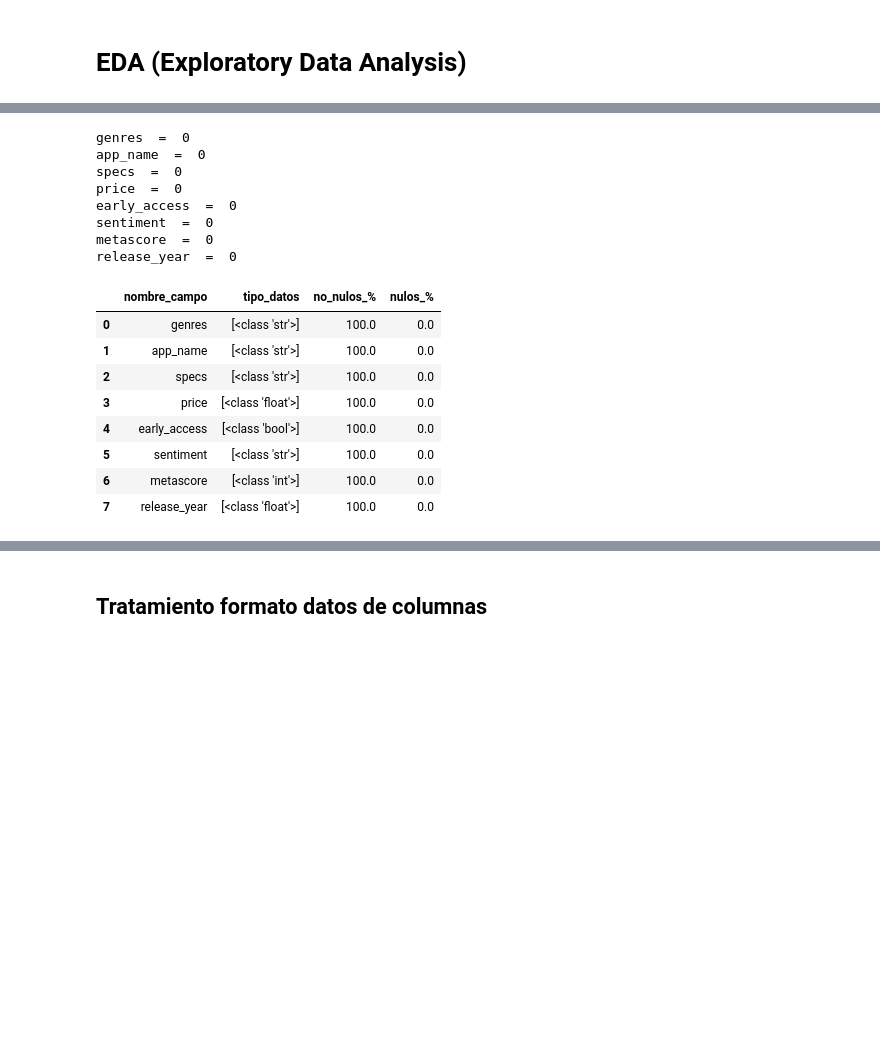
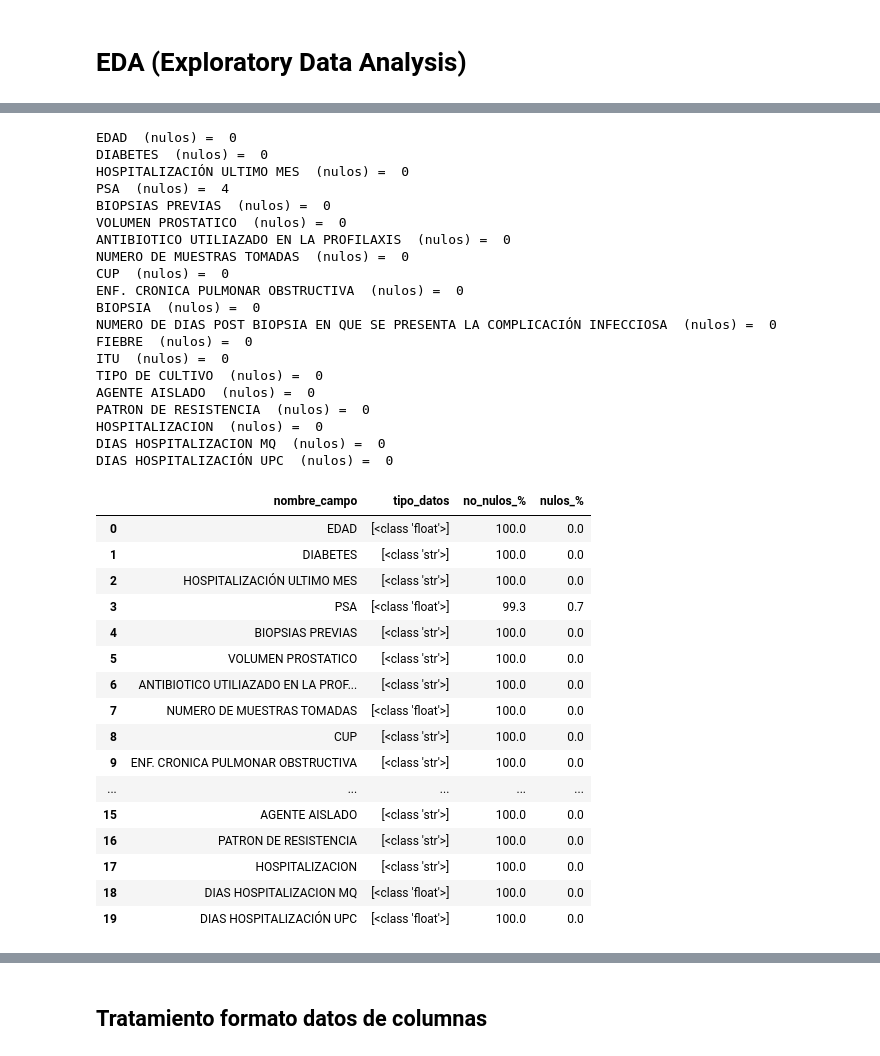
Before and after one commit to Slindex/PI-M6, a Jupyter notebook: Ivan/M6C1-ivan-pi-eda.ipynb, the cells around one changed output, grey strips where cells are left out. Cells and saved outputs as stored; diff of their text form; code cells hidden in the pictures; blank space fills up the shorter version.

```diff
--- a/Ivan/M6C1-ivan-pi-eda.ipynb
+++ b/Ivan/M6C1-ivan-pi-eda.ipynb
@@ -37,24 +61,44 @@ def verificar_tipo_datos(df):
         print(columna, " (nulos) = ", df[columna].isnull().sum())
 
     return df_info
-
-verificar_tipo_datos(df_steam_games)
-# %% [output]
-genres  =  0
-app_name  =  0
-specs  =  0
-price  =  0
-early_access  =  0
-sentiment  =  0
-metascore  =  0
-release_year  =  0
-|  | nombre_campo | tipo_datos | no_nulos_% | nulos_% |
-| 0 | genres | [<class 'str'>] | 100.0 | 0.0 |
-| 1 | app_name | [<class 'str'>] | 100.0 | 0.0 |
-| 2 | specs | [<class 'str'>] | 100.0 | 0.0 |
-| 3 | price | [<class 'float'>] | 100.0 | 0.0 |
-| 4 | early_access | [<class 'bool'>] | 100.0 | 0.0 |
-| 5 | sentiment | [<class 'str'>] | 100.0 | 0.0 |
-| 6 | metascore | [<class 'int'>] | 100.0 | 0.0 |
-| 7 | release_year | [<class 'float'>] | 100.0 | 0.0 |
+# %%
+verificar_tipo_datos(df_hospital)
+# %% [output]
+EDAD  (nulos) =  0
+DIABETES  (nulos) =  0
+HOSPITALIZACIÓN ULTIMO MES  (nulos) =  0
+PSA  (nulos) =  4
+BIOPSIAS PREVIAS  (nulos) =  0
+VOLUMEN PROSTATICO  (nulos) =  0
+ANTIBIOTICO UTILIAZADO EN LA PROFILAXIS  (nulos) =  0
+NUMERO DE MUESTRAS TOMADAS  (nulos) =  0
+CUP  (nulos) =  0
+ENF. CRONICA PULMONAR OBSTRUCTIVA  (nulos) =  0
+BIOPSIA  (nulos) =  0
+NUMERO DE DIAS POST BIOPSIA EN QUE SE PRESENTA LA COMPLICACIÓN INFECCIOSA  (nulos) =  0
+FIEBRE  (nulos) =  0
+ITU  (nulos) =  0
+TIPO DE CULTIVO  (nulos) =  0
+AGENTE AISLADO  (nulos) =  0
+PATRON DE RESISTENCIA  (nulos) =  0
+HOSPITALIZACION  (nulos) =  0
+DIAS HOSPITALIZACION MQ  (nulos) =  0
+DIAS HOSPITALIZACIÓN UPC  (nulos) =  0
+|  | nombre_campo | tipo_datos | no_nulos_% | nulos_% |
+| 0 | EDAD | [<class 'float'>] | 100.0 | 0.0 |
+| 1 | DIABETES | [<class 'str'>] | 100.0 | 0.0 |
+| 2 | HOSPITALIZACIÓN ULTIMO MES | [<class 'str'>] | 100.0 | 0.0 |
+| 3 | PSA | [<class 'float'>] | 99.3 | 0.7 |
+| 4 | BIOPSIAS PREVIAS | [<class 'str'>] | 100.0 | 0.0 |
+| 5 | VOLUMEN PROSTATICO | [<class 'str'>] | 100.0 | 0.0 |
+| 6 | ANTIBIOTICO UTILIAZADO EN LA PROF... | [<class 'str'>] | 100.0 | 0.0 |
+| 7 | NUMERO DE MUESTRAS TOMADAS | [<class 'float'>] | 100.0 | 0.0 |
+| 8 | CUP | [<class 'str'>] | 100.0 | 0.0 |
+| 9 | ENF. CRONICA PULMONAR OBSTRUCTIVA | [<class 'str'>] | 100.0 | 0.0 |
+| ... | ... | ... | ... | ... |
+| 15 | AGENTE AISLADO | [<class 'str'>] | 100.0 | 0.0 |
+| 16 | PATRON DE RESISTENCIA | [<class 'str'>] | 100.0 | 0.0 |
+| 17 | HOSPITALIZACION | [<class 'str'>] | 100.0 | 0.0 |
+| 18 | DIAS HOSPITALIZACION MQ | [<class 'float'>] | 100.0 | 0.0 |
+| 19 | DIAS HOSPITALIZACIÓN UPC | [<class 'float'>] | 100.0 | 0.0 |
 # %%
```
Also changed, not shown: parts of 18 cells of this notebook, 2 other files.
